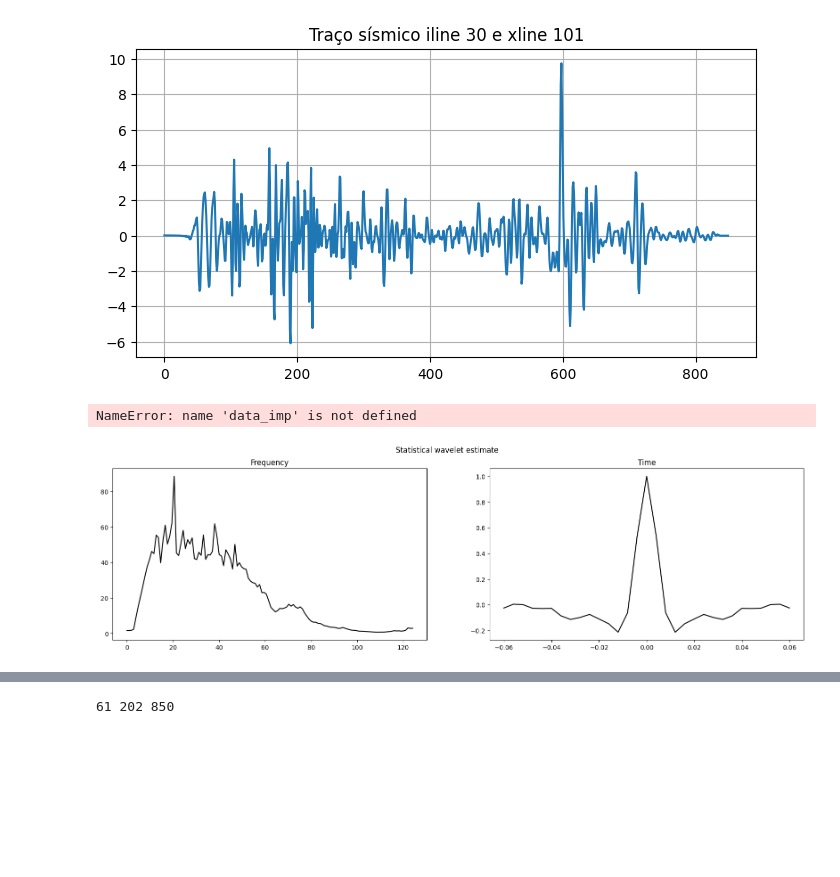
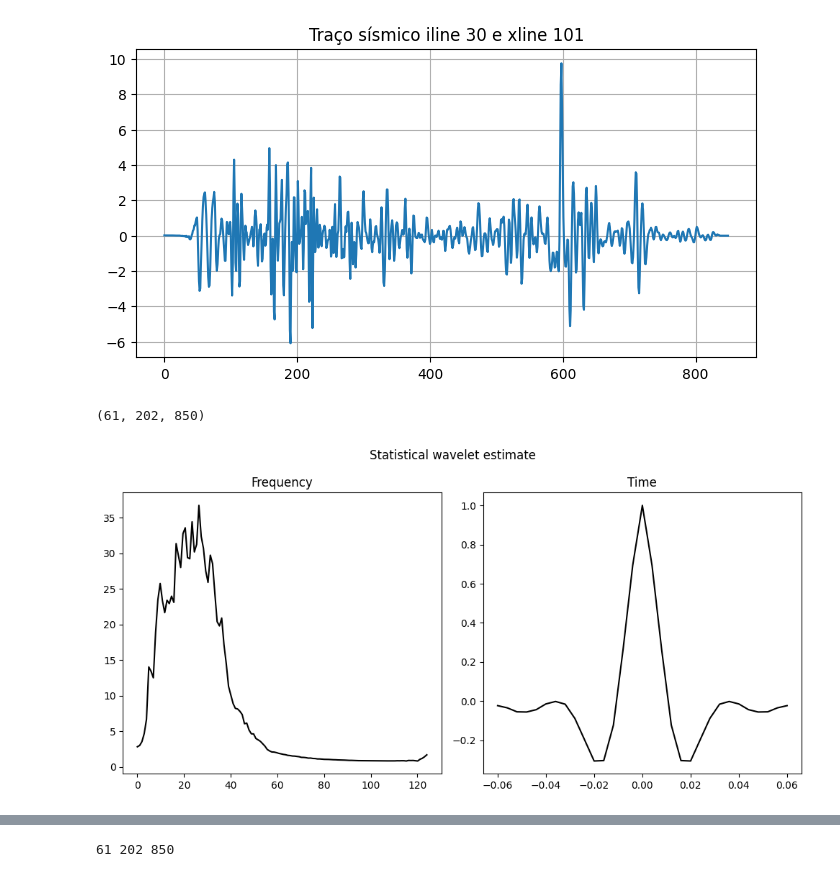
Before and after one commit to albano-a/InvertLab, a Jupyter notebook: normal_equations.ipynb, the cells around one changed output, grey strips where cells are left out. Cells and saved outputs as stored; diff of their text form; code cells hidden in the pictures; blank space fills up the shorter version.

```diff
--- a/normal_equations.ipynb
+++ b/normal_equations.ipynb
@@ -82,40 +89,47 @@ plt.title("Traço sísmico iline 30 e xline 101")
 # %% [output]
 Text(0.5, 1.0, 'Traço sísmico iline 30 e xline 101')
 [figure]
-# %%
-"""
-Simulação de um modelo de baixa!!
-"""
-
-cutoff_back = 6
-cutoff_gabarito = 30
-fs = 128
-
-data_imp_back = hf.butter_lowpass_filter(data_imp, cutoff_back, fs=fs, order=5)
-data_imp_gab = hf.butter_lowpass_filter(data_imp, cutoff_gabarito, fs=fs, order=5)
-data_vel_back = hf.butter_lowpass_filter(data_vel, cutoff_back, fs=fs, order=5)
-# %% [output]
-NameError: name 'data_imp' is not defined
+# %%
+d.shape
+# %% [output]
+(61, 202, 850)
 # %%
-# Wavelet time axis
-t_wav = np.arange(16) * (dt/1000)
-t_wav = np.concatenate((np.flipud(-t_wav[1:]), t_wav), axis=0)
+def estimate_wavelet(d, dt):
+    """
+    Estimate the wavelet from seismic data.
 
-# Estimate wavelet spectrum
-wav_est_fft = np.mean(np.abs(np.fft.fft(d[::2, ::2, int(2500//dt) : int(3500//dt)], 2**8, axis=-1)), axis=(0, 1))
-fwest = np.fft.fftfreq(2**8, d=dt/1000)
+    Parameters:
+    d (np.ndarray): The seismic data array.
+    dt (float): The sampling interval in milliseconds.
 
-# Create wavelet in time
-wav_est = np.real(np.fft.ifft(wav_est_fft)[:16])
-wav_est = np.concatenate((np.flipud(wav_est[1:]), wav_est), axis=0)
-wav_est = wav_est / wav_est.max()
+    Returns:
+    tuple: A tuple containing the wavelet time axis, estimated wavelet, and wavelet spectrum.
+    """
+    # Wavelet time axis
+    t_wav = np.arange(16) * (dt / 1000)
+    t_wav = np.concatenate((np.flipud(-t_wav[1:]), t_wav), axis=0)
+
+    # Estimate wavelet spectrum
+    wav_est_fft = np.mean(np.abs(np.fft.fft(d[::2, ::2, int(2500 // dt):int(3500 // dt)], 2**8, axis=-1)), axis=(0, 1))
+    fwest = np.fft.fftfreq(2**8, d=dt / 1000)
+
+    # Create wavelet in time
+    wav_est = np.real(np.fft.ifft(wav_est_fft)[:16])
+    wav_est = np.concatenate((np.flipud(wav_est[1:]), wav_est), axis=0)
+    wav_est = wav_est / wav_est.max()
+
+    return t_wav, wav_est, fwest, wav_est_fft
+
+# Call the function
+t_wav, wav_est, fwest, wav_est_fft = estimate_wavelet(d, dt)
 
 # Display wavelet
-fig, axs = plt.subplots(1, 2, figsize=(20, 5))
+fig, axs = plt.subplots(1, 2, figsize=(10, 5))
 fig.suptitle('Statistical wavelet estimate')
 axs[0].plot(fwest[:2**8//2], wav_est_fft[:2**8//2], 'k')
 axs[0].set_title('Frequency')
 axs[1].plot(t_wav, wav_est, 'k')
 axs[1].set_title('Time');
+plt.tight_layout()
 # %% [output]
-[figure, old version]
+[figure, new version]
```
Also changed, not shown: parts of 14 cells of this notebook.
